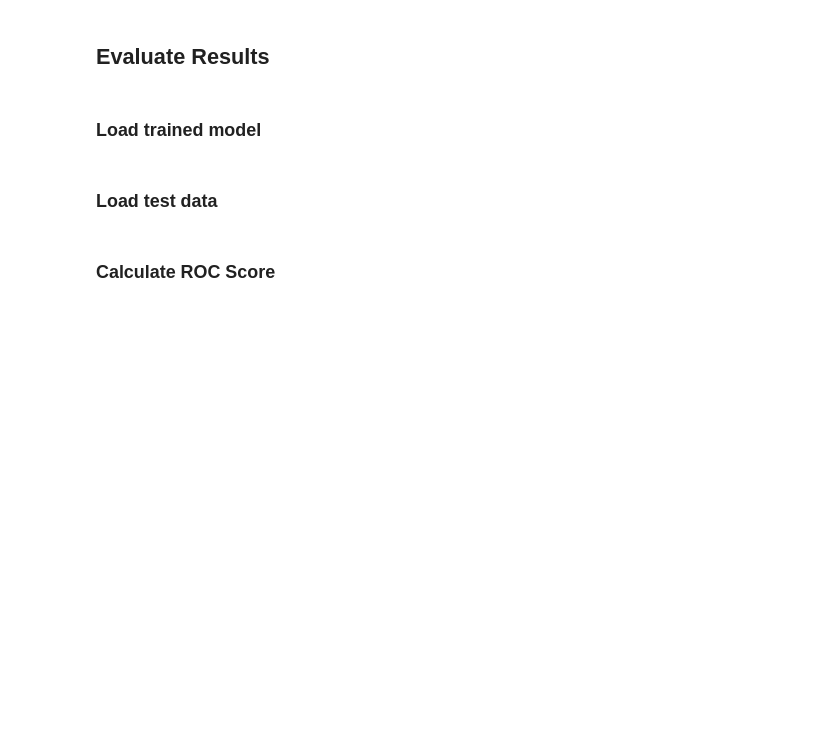
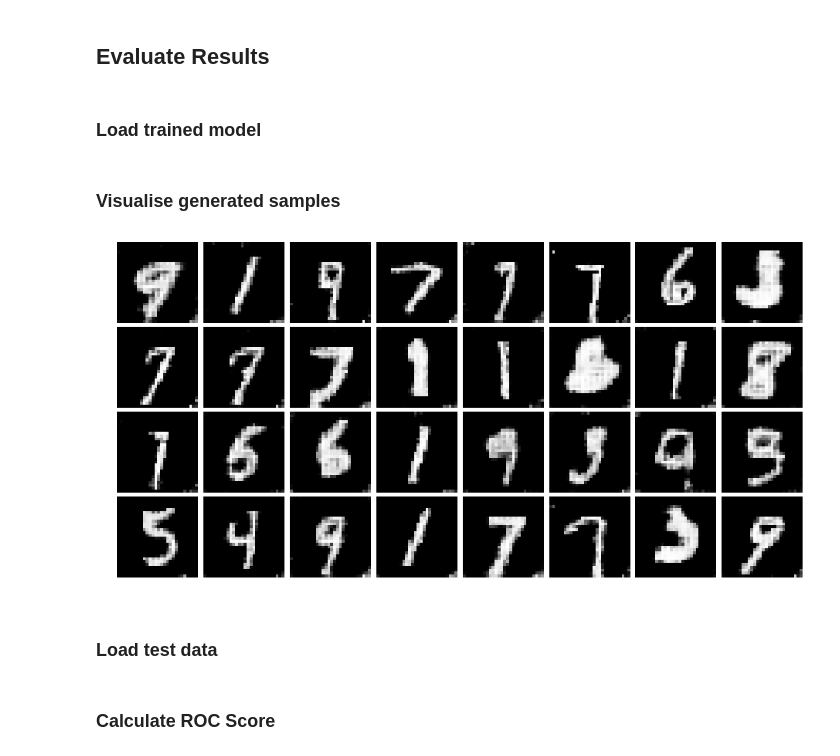
Before and after one commit to alpha-i/detective-gan-rick-and-morty, a Jupyter notebook: doc/notebooks/mnist_anomaly_detection.ipynb, the cells around one changed output. Cells and saved outputs as stored; diff of their text form; code cells hidden in the pictures; blank space fills up the shorter version.

Commit message:
Added root cause analysis demo to mnist notebook

```diff
--- a/doc/notebooks/mnist_anomaly_detection.ipynb
+++ b/doc/notebooks/mnist_anomaly_detection.ipynb
@@ -95,7 +87,7 @@ if not os.path.exists(model_dir):
 
 batch_size = 64
 output_dimensions = 784
-train_iters = 10000
+train_iters = 100000
 plot_save_path = model_dir
 
 model = RickAndMorty(batch_size=batch_size,
@@ -103,13 +95,13 @@ model = RickAndMorty(batch_size=batch_size,
                      train_iters=train_iters,
                      plot_save_path=plot_save_path)
 
-detective = RickAndMortyDetective(model_configuration={
-    'model': model,
-    'batch_size': batch_size,
-    'output_dimensions': output_dimensions,
-    'train_iters': train_iters,
-    'save_path' : '{}/MNIST-abnormalclass-{}'.format(model_dir, abnormal_digit),
-    'plot_save_path' : plot_save_path
-})
-
-detective.train(train_data)
+detective = RickAndMortyDetective(
+    model_configuration = {
+        'model': model,
+        'batch_size': batch_size,
+        'output_dimensions': output_dimensions,
+        'train_iters': train_iters,
+        'save_path' : '{}/MNIST-abnormalclass-{}'.format(model_dir, abnormal_digit),
+        'plot_save_path' : plot_save_path
+    }
+)
@@ -147,6 +139,25 @@ iter 499        train disc cost 4.931007993036474e-07   time    0.11156626701354
 #     'load_path' : '{}/MNIST-abnormalclass-{}'.format(model_dir, abnormal_digit),
 #     'plot_save_path' : plot_save_path
 # })
+# %% [markdown]
+### Visualise generated samples
+# %%
+n_row = 4
+n_col = 8
+
+plt.figure(figsize=(2*n_col, 2*n_row))
+
+gs = gridspec.GridSpec(n_row, n_col)
+gs.update(wspace=0.025, hspace=0.05)
+
+generated_samples = detective.model.fake_chunks_image()
+
+for i in range(n_row * n_col):
+    ax = plt.subplot(gs[i])
+    ax.axis('off')
+    ax.imshow(generated_samples[i], cmap='gray')
+# %% [output]
+[figure, added]
 # %% [markdown]
 ### Load test data
 # %%
```
Also changed, not shown: parts of 12 cells of this notebook, 1 other file.
